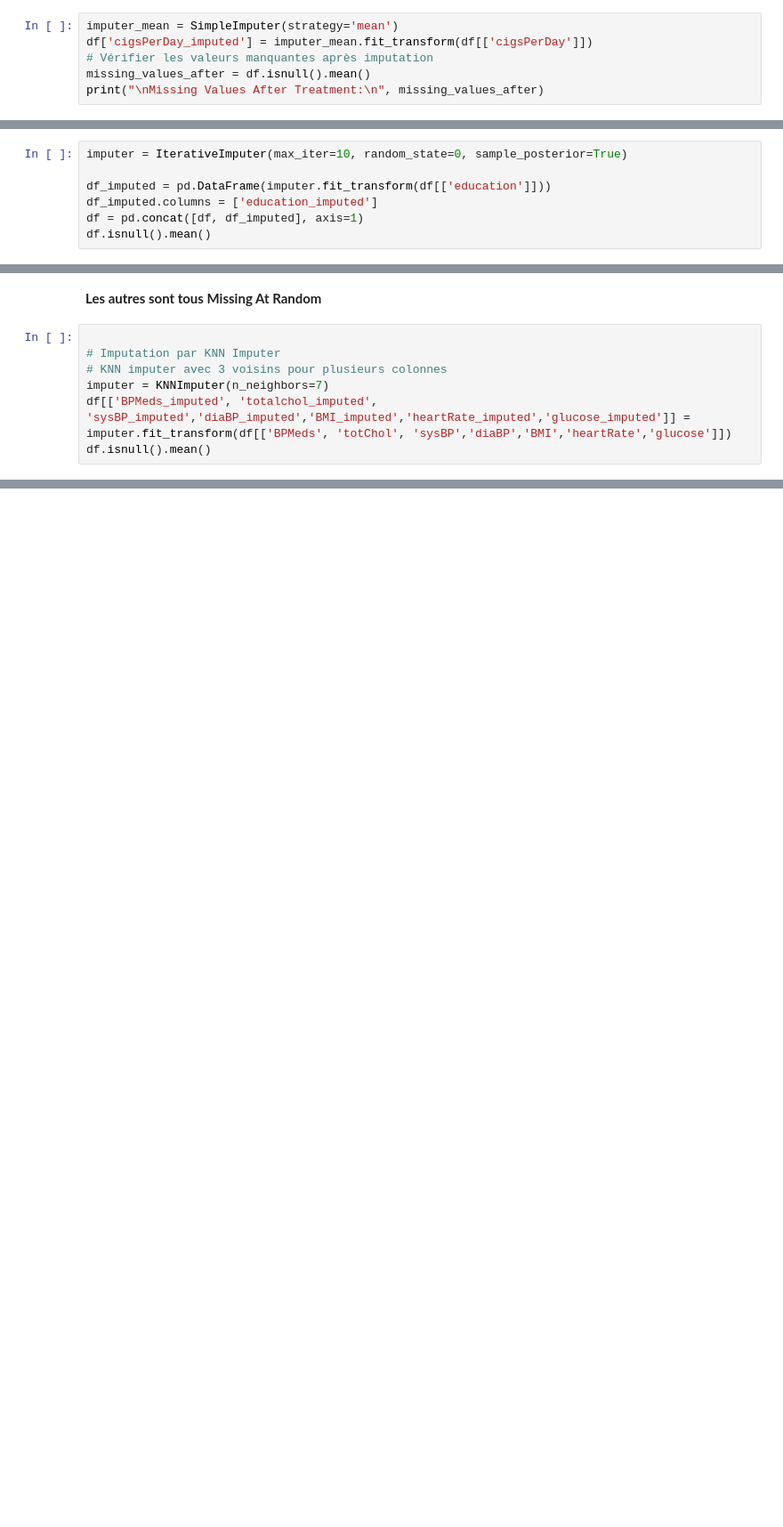
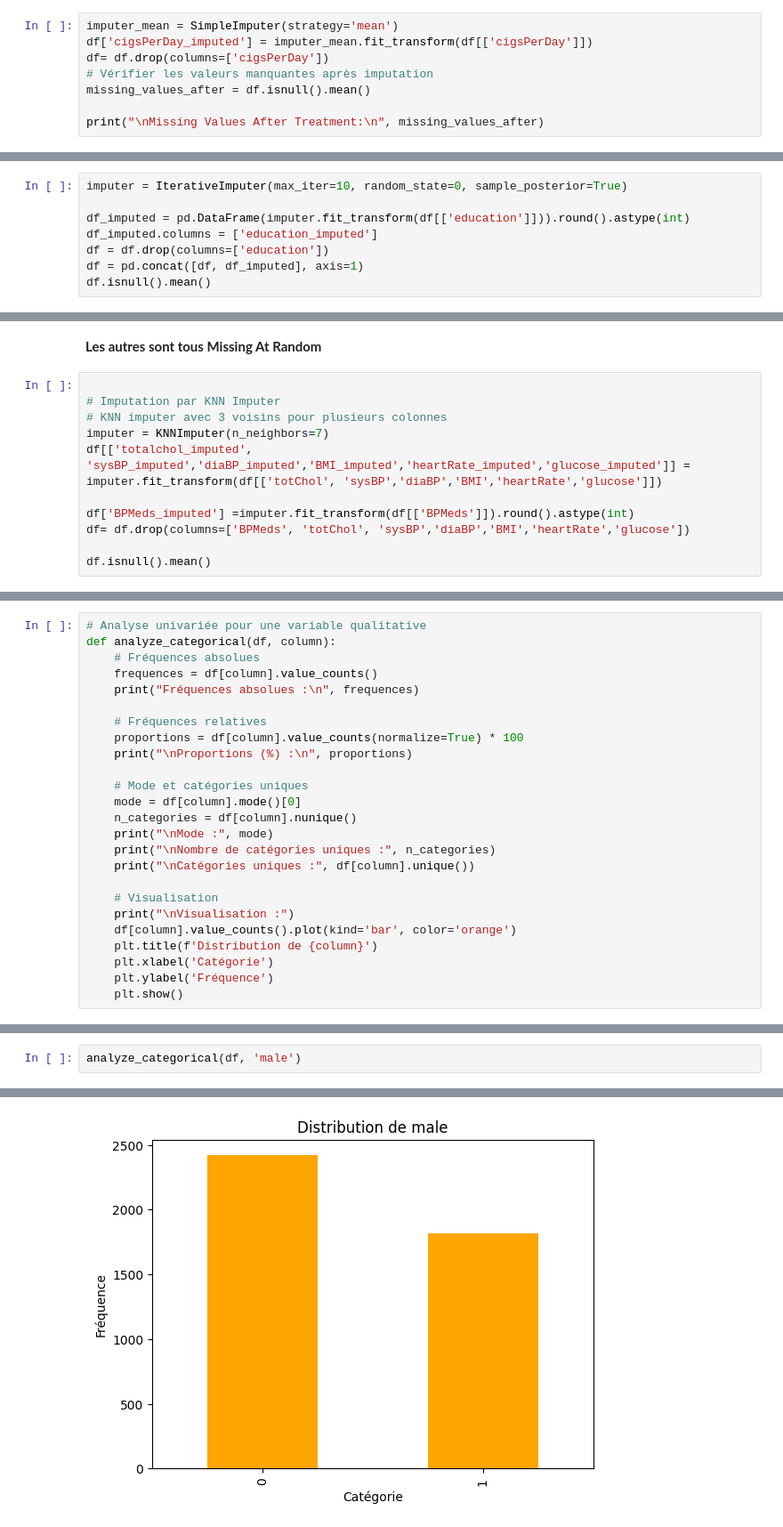
Before and after one commit to KAWTARDAKHAM/Heart_disease, a Jupyter notebook: ProjetS5healthcare.ipynb, the cells around one changed output, grey strips where cells are left out. Shown at 89% size. Saved outputs shown, nothing was run; the diff lists cells and outputs as text; blank space fills up the shorter version.

```diff
--- a/ProjetS5healthcare.ipynb
+++ b/ProjetS5healthcare.ipynb
@@ -690,8 +690,10 @@ TenYearCHD                    0    0.000000
 # %%
 imputer_mean = SimpleImputer(strategy='mean')
 df['cigsPerDay_imputed'] = imputer_mean.fit_transform(df[['cigsPerDay']])
+df= df.drop(columns=['cigsPerDay'])
 # Vérifier les valeurs manquantes après imputation
 missing_values_after = df.isnull().mean()
+
 print("\nMissing Values After Treatment:\n", missing_values_after)
 # %% [output]
 Missing Values After Treatment:
@@ -720,8 +721,9 @@ dtype: float64
 # %%
 imputer = IterativeImputer(max_iter=10, random_state=0, sample_posterior=True)
 
-df_imputed = pd.DataFrame(imputer.fit_transform(df[['education']]))
+df_imputed = pd.DataFrame(imputer.fit_transform(df[['education']])).round().astype(int)
 df_imputed.columns = ['education_imputed']
+df = df.drop(columns=['education'])
 df = pd.concat([df, df_imputed], axis=1)
 df.isnull().mean()
 # %% [output]
@@ -751,6 +751,10 @@ dtype: float64
 # Imputation par KNN Imputer
 # KNN imputer avec 3 voisins pour plusieurs colonnes
 imputer = KNNImputer(n_neighbors=7)
-df[['BPMeds_imputed', 'totalchol_imputed', 'sysBP_imputed','diaBP_imputed','BMI_imputed','heartRate_imputed','glucose_imputed']] = imputer.fit_transform(df[['BPMeds', 'totChol', 'sysBP','diaBP','BMI','heartRate','glucose']])
+df[['totalchol_imputed', 'sysBP_imputed','diaBP_imputed','BMI_imputed','heartRate_imputed','glucose_imputed']] = imputer.fit_transform(df[['totChol', 'sysBP','diaBP','BMI','heartRate','glucose']])
+
+df['BPMeds_imputed'] =imputer.fit_transform(df[['BPMeds']]).round().astype(int)
+df= df.drop(columns=['BPMeds', 'totChol', 'sysBP','diaBP','BMI','heartRate','glucose'])
+
 df.isnull().mean()
 # %% [output]
@@ -757,0 +794,25 @@ KeyError: "['totchol'] not in index"
+# %%
+# Analyse univariée pour une variable qualitative
+def analyze_categorical(df, column):
+    # Fréquences absolues
+    frequences = df[column].value_counts()
+    print("Fréquences absolues :\n", frequences)
+
+    # Fréquences relatives
+    proportions = df[column].value_counts(normalize=True) * 100
+    print("\nProportions (%) :\n", proportions)
+
+    # Mode et catégories uniques
+    mode = df[column].mode()[0]
+    n_categories = df[column].nunique()
+    print("\nMode :", mode)
+    print("\nNombre de catégories uniques :", n_categories)
+    print("\nCatégories uniques :", df[column].unique())
+
+    # Visualisation
+    print("\nVisualisation :")
+    df[column].value_counts().plot(kind='bar', color='orange')
+    plt.title(f'Distribution de {column}')
+    plt.xlabel('Catégorie')
+    plt.ylabel('Fréquence')
+    plt.show()
@@ -757,0 +821,3 @@ KeyError: "['totchol'] not in index"
+# %%
+analyze_categorical(df, 'male')
+# %% [output]
@@ -757,0 +843 @@ KeyError: "['totchol'] not in index"
+[figure, added]
```
Also changed, not shown: parts of 44 cells of this notebook.
